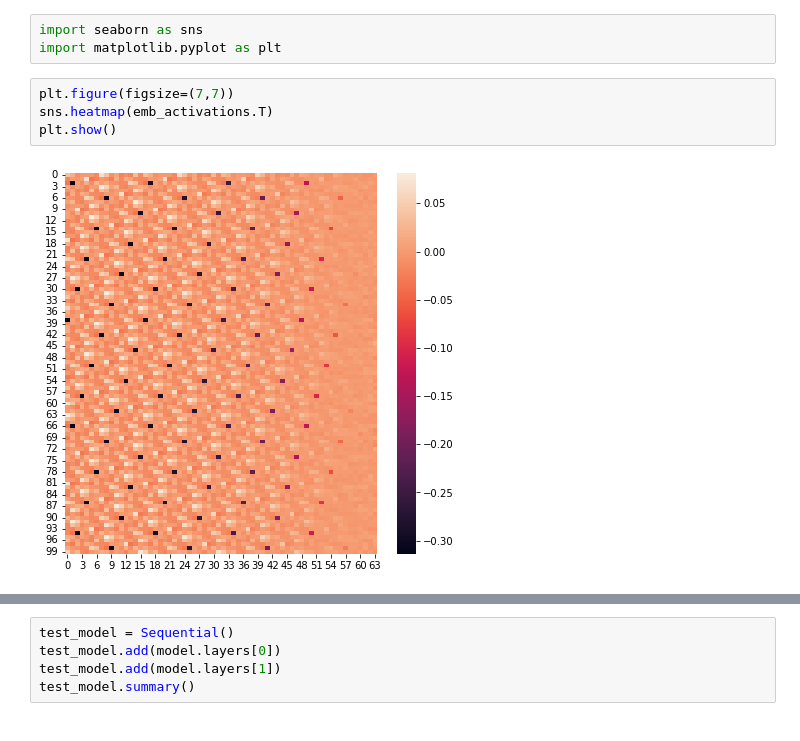
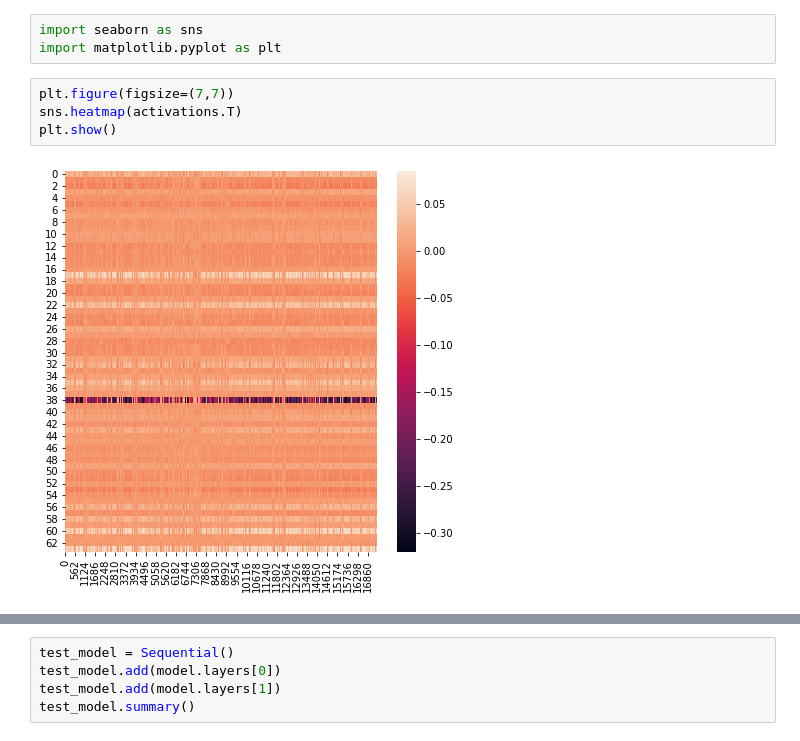
Before and after one commit to MHaurel/nn-concept-interpreter, a Jupyter notebook: visualizer/Embedding-Layer.ipynb, the cells around one changed output, grey strips where cells are left out. Saved outputs shown, nothing was run; the diff lists cells and outputs as text.

```diff
--- a/visualizer/Embedding-Layer.ipynb
+++ b/visualizer/Embedding-Layer.ipynb
@@ -124,7 +134,7 @@ import seaborn as sns
 import matplotlib.pyplot as plt
 # %%
 plt.figure(figsize=(7,7))
-sns.heatmap(emb_activations.T)
+sns.heatmap(activations.T)
 plt.show()
 # %% [output]
-[figure, old version]
+[figure, new version]
```
Also changed, not shown: parts of 4 cells of this notebook, 11 other files.
